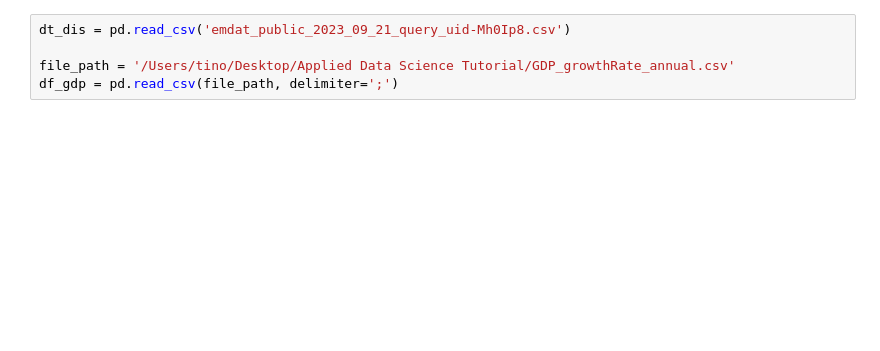
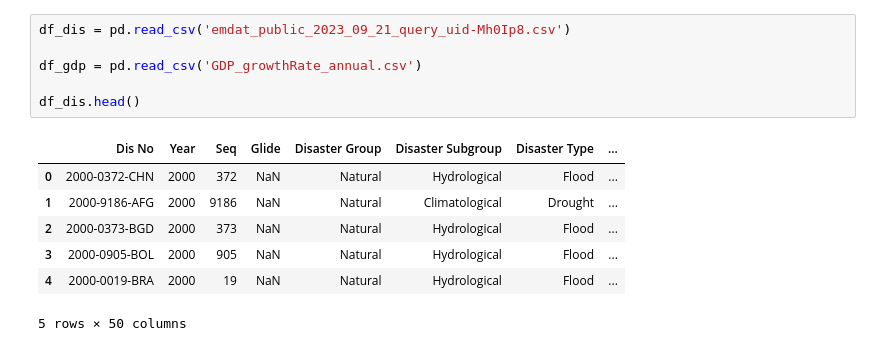
Before and after one commit to tinopenchev/PDS-PIE_teamDMT, a Jupyter notebook: Tutorial.ipynb, the cells around one changed output. Drawn from its saved outputs; the diff is of its cells as text; blank space fills up the shorter version.

```diff
--- a/Tutorial.ipynb
+++ b/Tutorial.ipynb
@@ -4,5 +17,14 @@ import numpy as np
 # %%
-dt_dis = pd.read_csv('emdat_public_2023_09_21_query_uid-Mh0Ip8.csv')
+df_dis = pd.read_csv('emdat_public_2023_09_21_query_uid-Mh0Ip8.csv')
 
-file_path = '/Users/tino/Desktop/Applied Data Science Tutorial/GDP_growthRate_annual.csv'
-df_gdp = pd.read_csv(file_path, delimiter=';')
+df_gdp = pd.read_csv('GDP_growthRate_annual.csv')
+
+df_dis.head()
+# %% [output]
+|  | Dis No | Year | Seq | Glide | Disaster Group | Disaster Subgroup | Disaster Type | ... |
+| 0 | 2000-0372-CHN | 2000 | 372 | NaN | Natural | Hydrological | Flood | ... |
+| 1 | 2000-9186-AFG | 2000 | 9186 | NaN | Natural | Climatological | Drought | ... |
+| 2 | 2000-0373-BGD | 2000 | 373 | NaN | Natural | Hydrological | Flood | ... |
+| 3 | 2000-0905-BOL | 2000 | 905 | NaN | Natural | Hydrological | Flood | ... |
+| 4 | 2000-0019-BRA | 2000 | 19 | NaN | Natural | Hydrological | Flood | ... |
+5 rows × 50 columns
```
Also changed, not shown: parts of 28 cells of this notebook.
